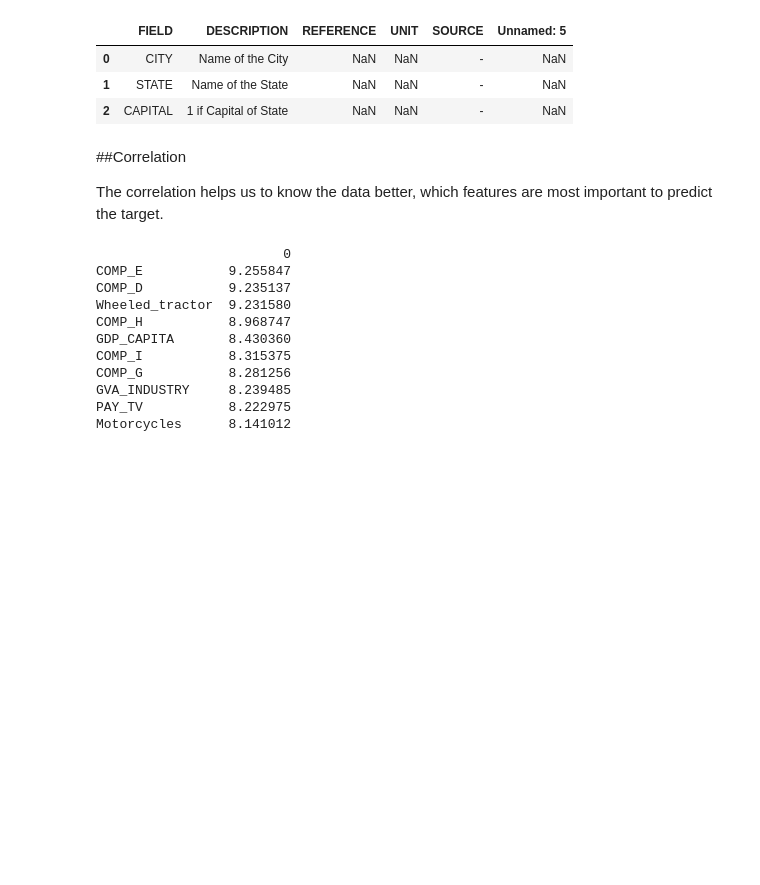
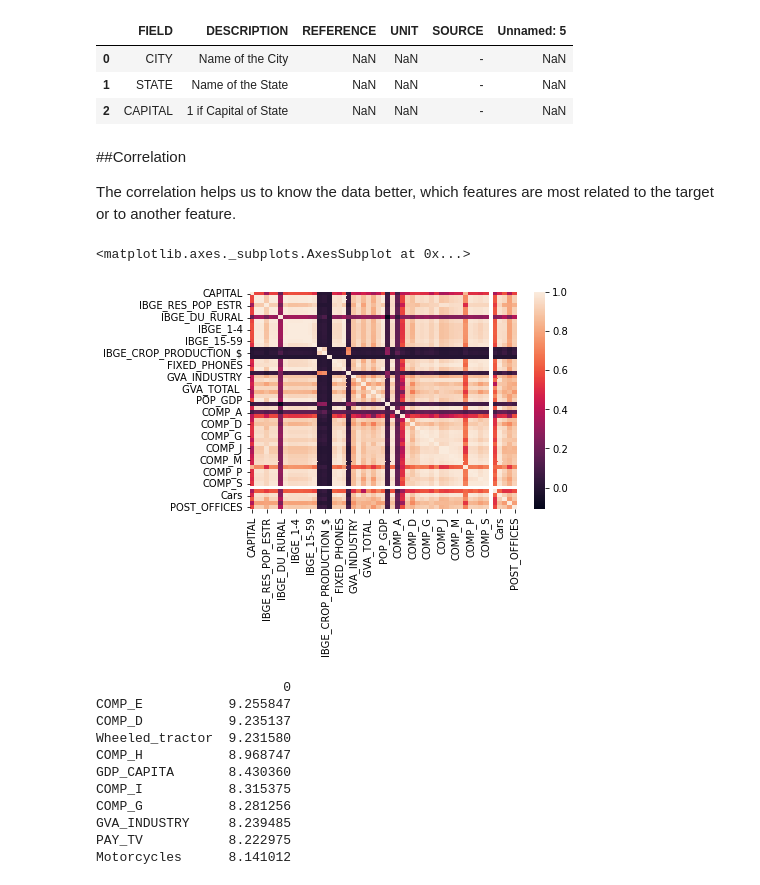
Before and after one commit to marcos-mansur/brazilian_cities_IDHM, a Jupyter notebook: Brazilian_Cities.ipynb, the cells around one changed output. Drawn from its saved outputs; the diff is of its cells as text; code cells hidden in the pictures; blank space fills up the shorter version.

```diff
--- a/Brazilian_Cities.ipynb
+++ b/Brazilian_Cities.ipynb
@@ -112,7 +115,15 @@ cols_explain.head(3)
 # %% [markdown]
 ##Correlation
 
-The correlation helps us to know the data better, which features are most important to predict the target.
+The correlation helps us to know the data better, which features are most related to the target or to another feature.
+# %%
+import seaborn as sns
+
+numeric_vars = df_sem_cols_nan.columns.drop(['STATE','RURAL_URBAN','IDHM'],errors='ignore').to_list()
+sns.heatmap(df_sem_cols_nan[numeric_vars].corr())
+# %% [output]
+<matplotlib.axes._subplots.AxesSubplot at 0x...>
+[figure, added]
 # %%
 fclassif_drop_vars = ['STATE','RURAL_URBAN','AREA']
 #score_func defines the function and k means it will return the k best (highest score) vars
```
Also changed, not shown: parts of 83 cells of this notebook.
